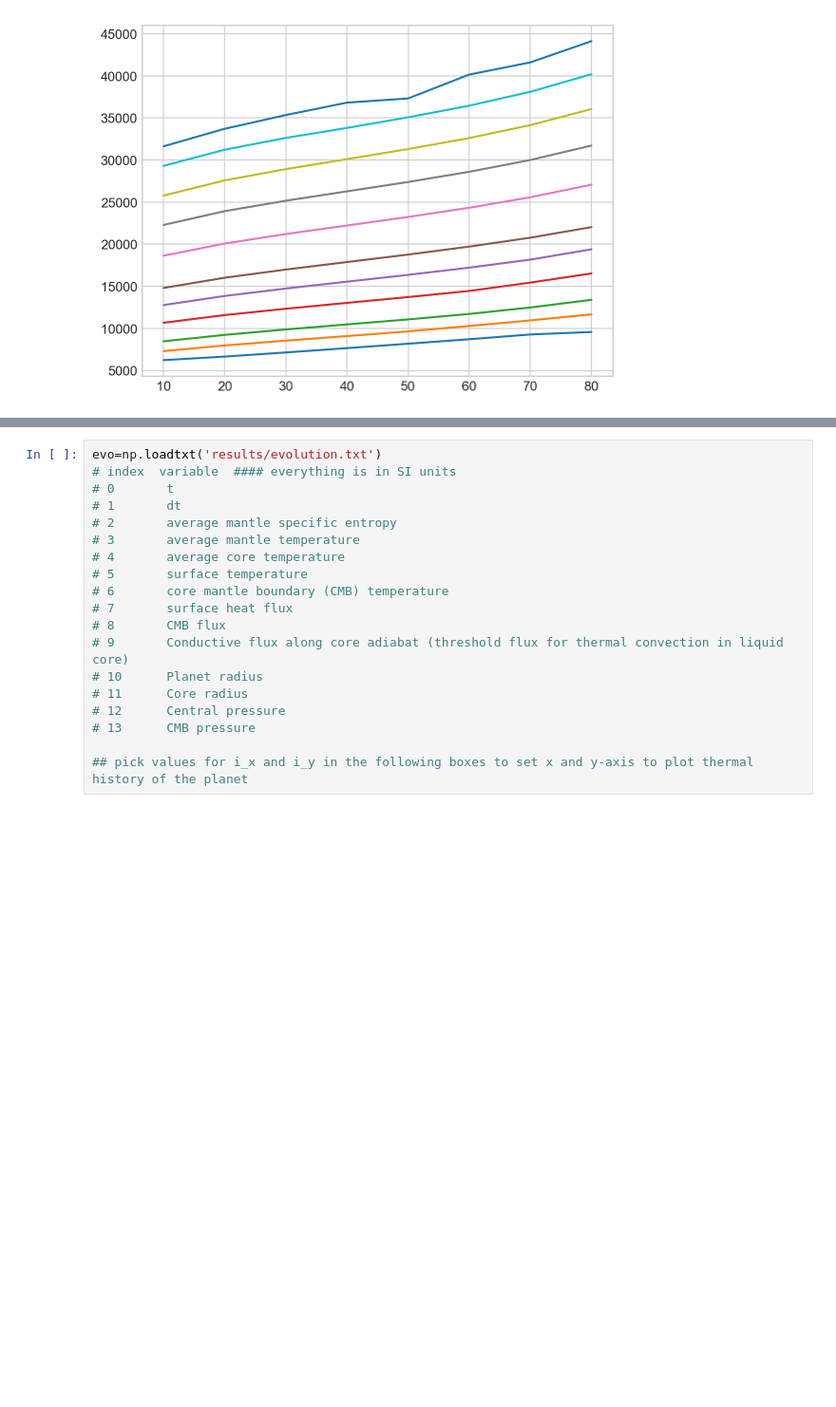
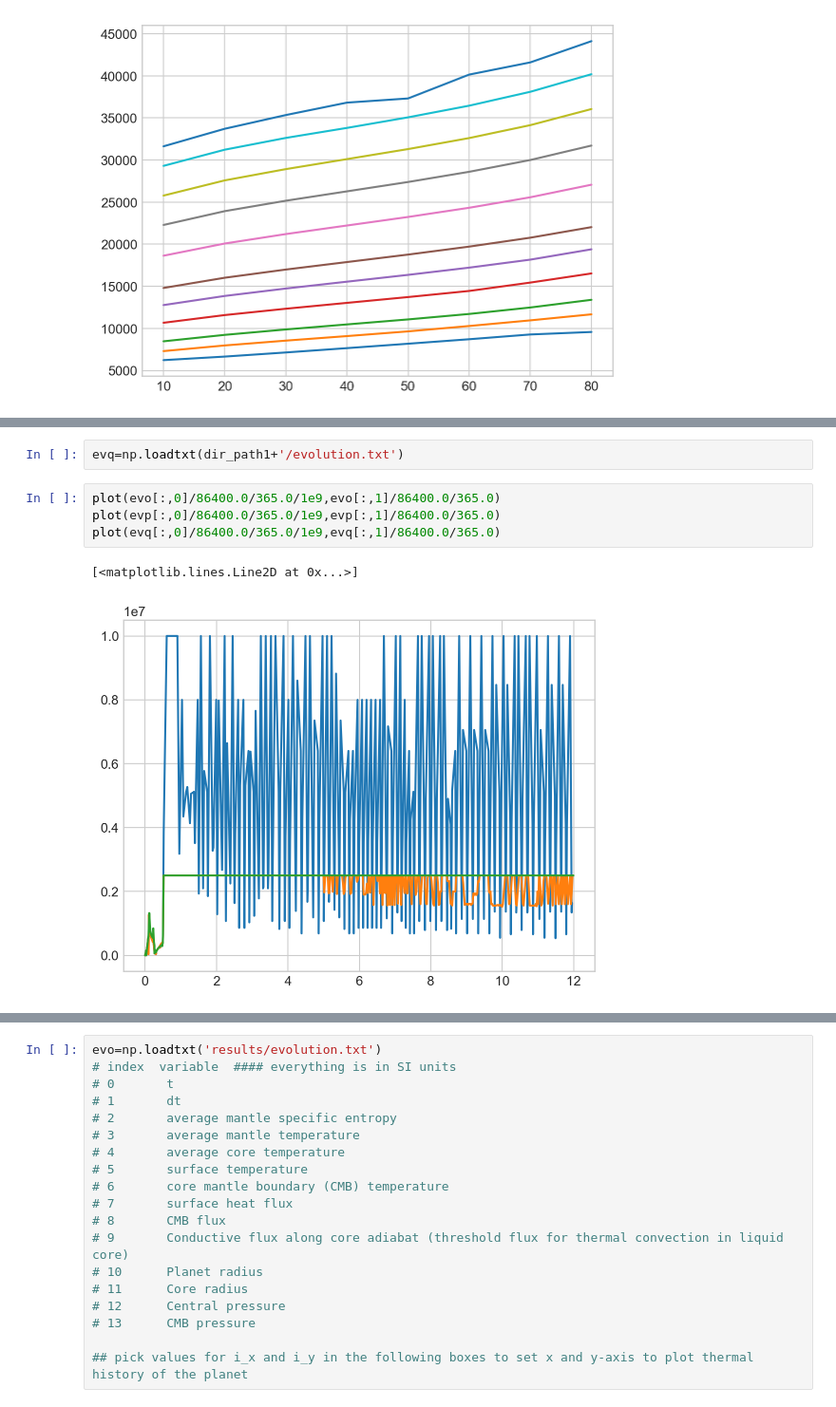
Before and after one commit to zhangjis/CMAPPER_rock, a Jupyter notebook: plot.ipynb, the cells around one changed output, grey strips where cells are left out. Shown at 95% size. Cells and saved outputs as stored; diff of their text form; blank space fills up the shorter version.

```diff
--- a/plot.ipynb
+++ b/plot.ipynb
@@ -180,0 +122,9 @@ plt.plot(x, y)
+# %%
+evq=np.loadtxt(dir_path1+'/evolution.txt')
+# %%
+plot(evo[:,0]/86400.0/365.0/1e9,evo[:,1]/86400.0/365.0)
+plot(evp[:,0]/86400.0/365.0/1e9,evp[:,1]/86400.0/365.0)
+plot(evq[:,0]/86400.0/365.0/1e9,evq[:,1]/86400.0/365.0)
+# %% [output]
+[<matplotlib.lines.Line2D at 0x...>]
+[figure, added]
```
Also changed, not shown: parts of 33 cells of this notebook, 3 other files.
